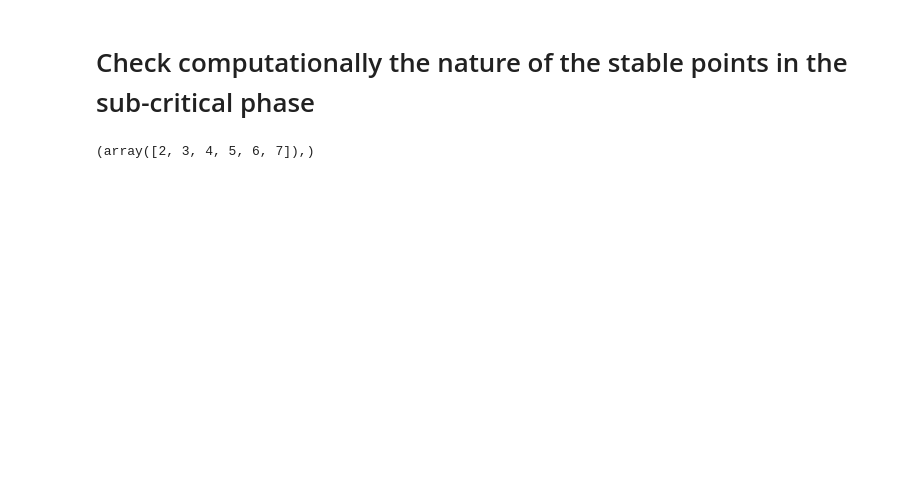
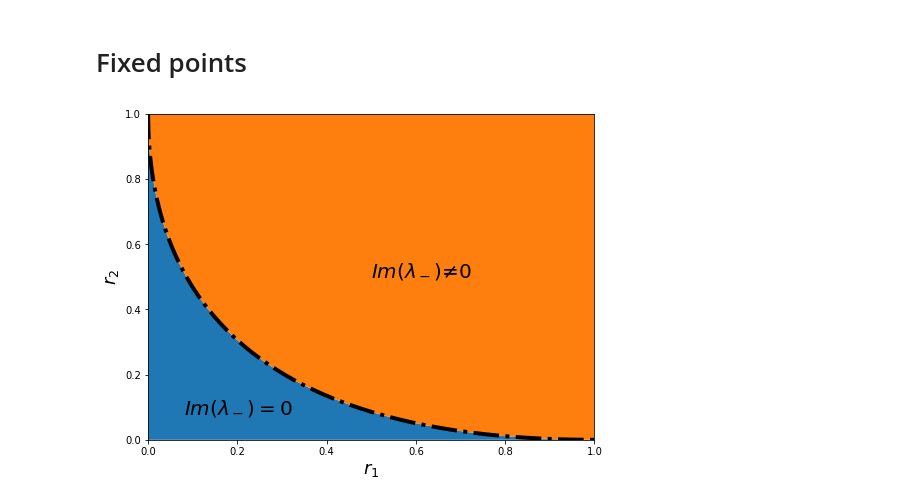
Before and after one commit to gbarzon/HTC_Mesoscopic_Brain, a Jupyter notebook: MeanField.ipynb, the cells around one changed output. Saved outputs shown, nothing was run; the diff lists cells and outputs as text; code cells hidden in the pictures; blank space fills up the shorter version.

```diff
--- a/MeanField.ipynb
+++ b/MeanField.ipynb
@@ -129,2 +7,0 @@ plt.show()
-# %% [markdown]
-# Check computationally the nature of the stable points in the sub-critical phase
@@ -145,4 +8,26 @@ for N in range(1,1000):
-# %%
-np.where(osc)
-# %% [output]
-(array([2, 3, 4, 5, 6, 7]),)
+# %% [markdown]
+# Fixed points
+# %%
+plt.figure(figsize=(8,6))
+
+x = np.linspace(0,1,1000)
+y = x - 2*np.sqrt(x) +1
+
+plt.plot(x, y, '-.', c='k', lw=4)
+
+plt.fill_between(x,y)
+plt.fill_between(x,y,np.ones(len(y)))
+
+plt.text(0.08,0.08,r'$Im(\lambda_-)=0$', size=20)
+
+plt.text(0.5,0.5,r'$Im(\lambda_-)\ne0$', size=20)
+
+plt.xlabel(r'$r_1$', size=18)
+plt.ylabel(r'$r_2$', size=18)
+
+plt.xlim([0,1])
+plt.ylim([0,1])
+
+plt.show()
+# %% [output]
+[figure, added]
```
Also changed, not shown: parts of 29 cells of this notebook, 8 other files.
